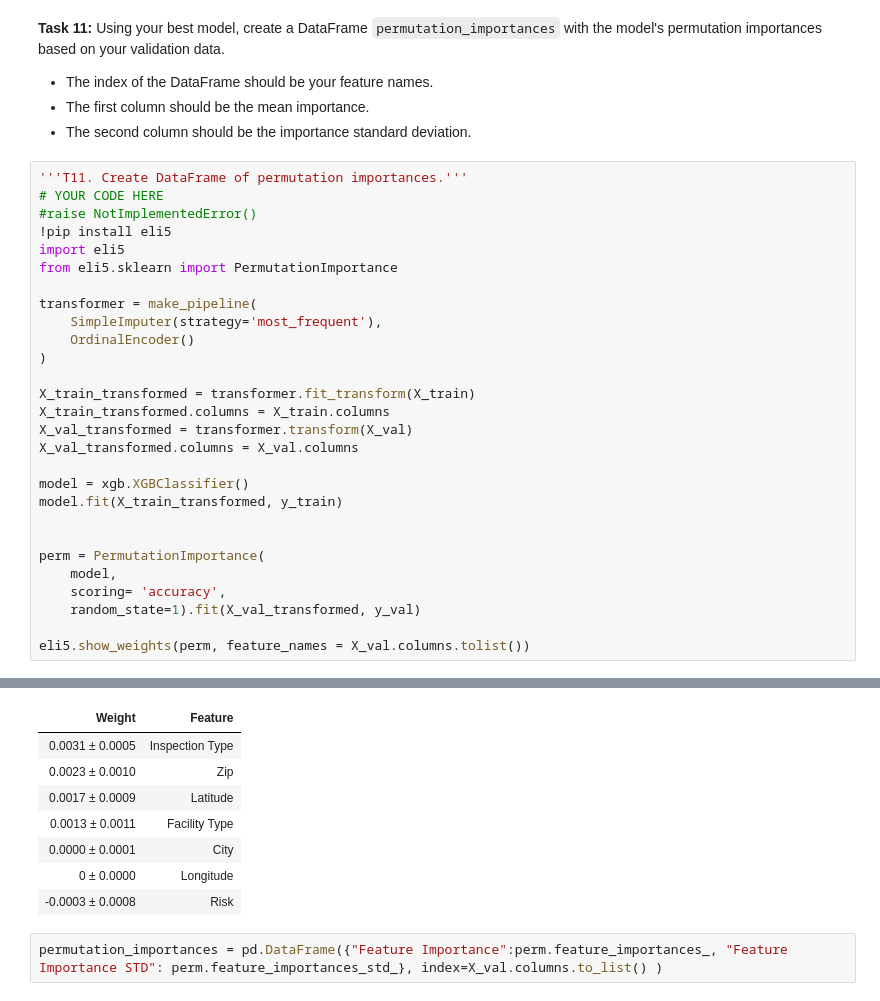
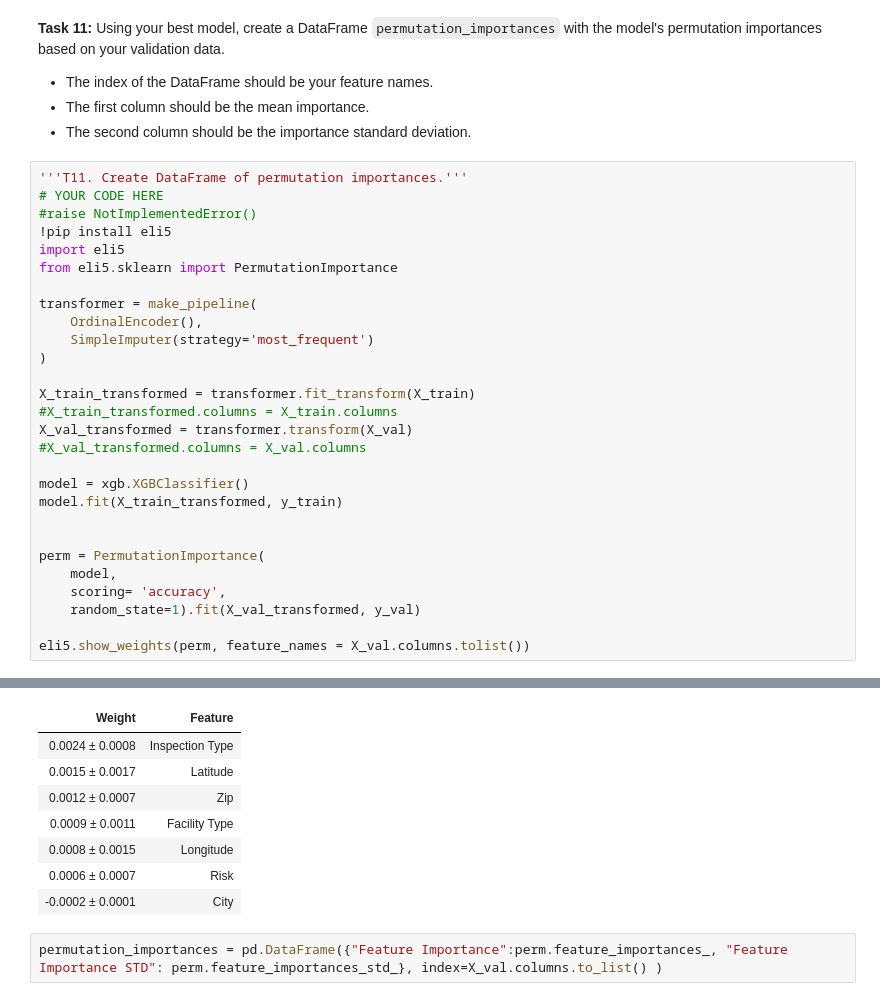
Before and after one commit to johhan27/DS-Unit-2-Applied-Modeling, a Jupyter notebook: DS_Sprint_Challenge_23.ipynb, the cells around one changed output, grey strips where cells are left out. Saved outputs shown, nothing was run; the diff lists cells and outputs as text.

```diff
--- a/DS_Sprint_Challenge_23.ipynb
+++ b/DS_Sprint_Challenge_23.ipynb
@@ -403,14 +407,14 @@ import eli5
 from eli5.sklearn import PermutationImportance
 
 transformer = make_pipeline(
-    SimpleImputer(strategy='most_frequent'),
-    OrdinalEncoder()
+    OrdinalEncoder(),
+    SimpleImputer(strategy='most_frequent')
 )
 
 X_train_transformed = transformer.fit_transform(X_train)
-X_train_transformed.columns = X_train.columns
+#X_train_transformed.columns = X_train.columns
 X_val_transformed = transformer.transform(X_val)
-X_val_transformed.columns = X_val.columns
+#X_val_transformed.columns = X_val.columns
 
 model = xgb.XGBClassifier()
 model.fit(X_train_transformed, y_train)
@@ -437,11 +441,11 @@ Requirement already satisfied: MarkupSafe>=0.23 in /usr/local/lib/python3.7/dist
 | Weight | Feature |
-| 0.0031 ± 0.0005 | Inspection Type |
-| 0.0023 ± 0.0010 | Zip |
-| 0.0017 ± 0.0009 | Latitude |
-| 0.0013 ± 0.0011 | Facility Type |
-| 0.0000 ± 0.0001 | City |
-| 0 ± 0.0000 | Longitude |
-| -0.0003 ± 0.0008 | Risk |
+| 0.0024 ± 0.0008 | Inspection Type |
+| 0.0015 ± 0.0017 | Latitude |
+| 0.0012 ± 0.0007 | Zip |
+| 0.0009 ± 0.0011 | Facility Type |
+| 0.0008 ± 0.0015 | Longitude |
+| 0.0006 ± 0.0007 | Risk |
+| -0.0002 ± 0.0001 | City |
 # %%
 permutation_importances = pd.DataFrame({"Feature Importance":perm.feature_importances_, "Feature Importance STD": perm.feature_importances_std_}, index=X_val.columns.to_list() )
 # %%
```
Also changed, not shown: parts of 16 cells of this notebook.
